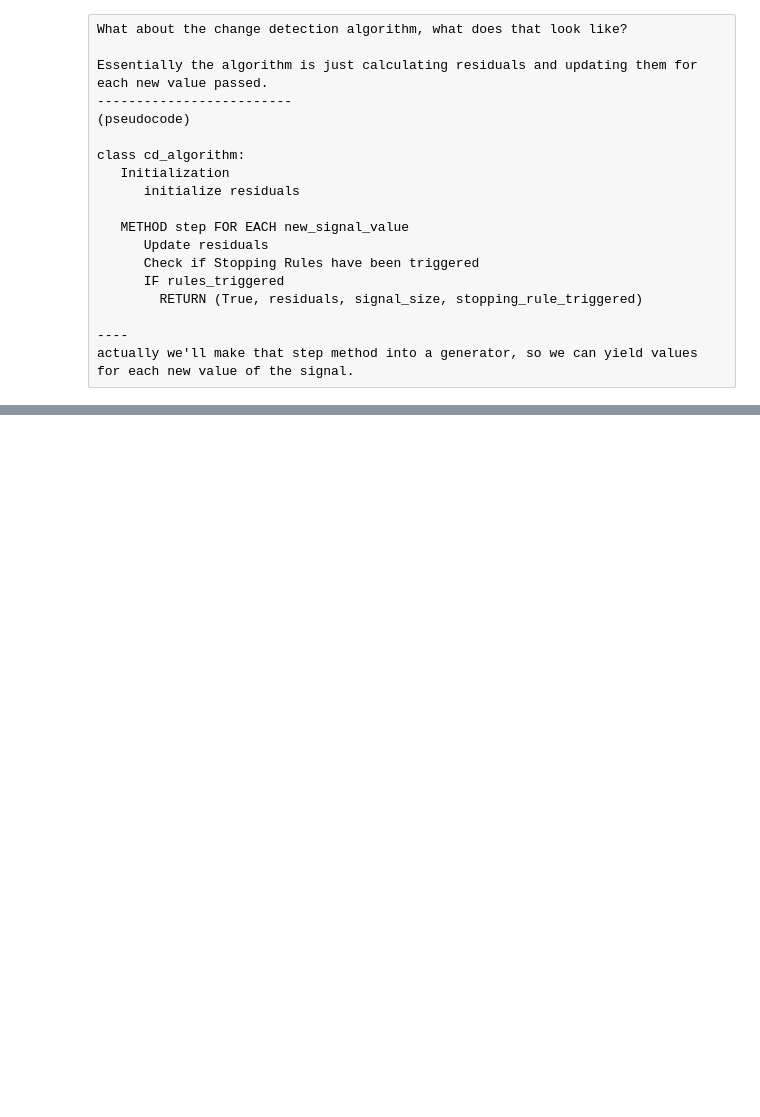
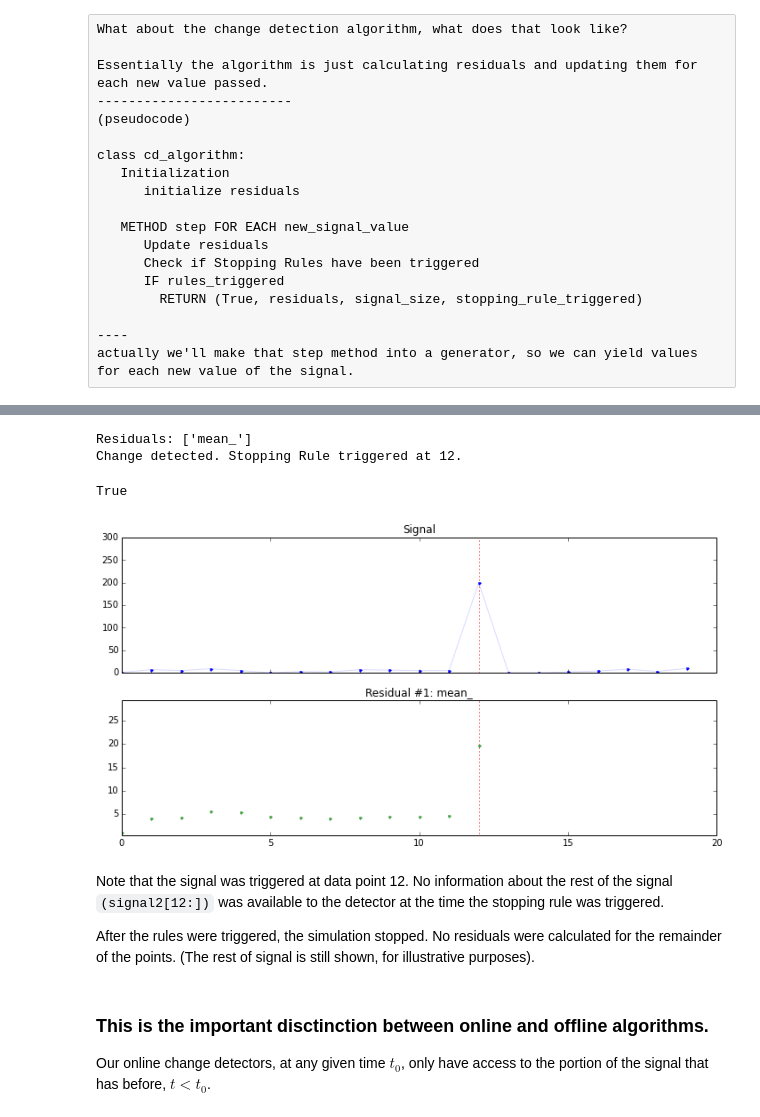
Before and after one commit to amanahuja/change-detection-tutorial, a Jupyter notebook: ipynb/section_00_scaffolding.ipynb, the cells around one changed output, grey strips where cells are left out. Drawn from its saved outputs; the diff is of its cells as text; code cells hidden in the pictures; blank space fills up the shorter version.

```diff
--- a/ipynb/section_00_scaffolding.ipynb
+++ b/ipynb/section_00_scaffolding.ipynb
@@ -237,0 +166,29 @@ True
+# %%
+class Mean_Detector(ChangeDetector):
+    """
+    This is a simple detector that extends the base
+    ChangeDetector.
+
+    This serves as a useful "skeleton" on how to override
+    the methods of ChangeDetector.
+
+    We're adding a "residual" -- we'll keep track of the
+    mean of the signal.
+    """
+    def __init__(self):
+        super(Mean_Detector, self).__init__()
+
+        self.total_val = 0
+        # Mean is a pretty simple and useful residual
+        self.mean_ = np.nan
+
+    def update_residuals(self, new_signal_value):
+        self._update_base_residuals(new_signal_value)
+
+        self.total_val += new_signal_value
+        self.mean_ = float(self.total_val) / self.signal_size
+
+    def check_stopping_rules(self, new_signal_value):
+        # Implement Stopping rules here
+        if np.abs(new_signal_value - self.mean_) > 100:
+            self.rules_triggered = True
@@ -237,0 +218,18 @@ True
+# %%
+# Let's run our detector on this signal
+
+detector = Mean_Detector()
+detector.run(signal2)
+# %% [output]
+Residuals: ['mean_']
+Change detected. Stopping Rule triggered at 12.
+True
+[figure, added]
+# %% [markdown]
+Note that the signal was triggered at data point 12. No information about the rest of the signal `(signal2[12:])` was available to the detector at the time the stopping rule was triggered.
+
+After the rules were triggered, the simulation stopped. No residuals were calculated for the remainder of the points. (The rest of signal is still shown, for illustrative purposes).
+# %% [markdown]
+### This is the important disctinction between online and offline algorithms.
+
+Our online change detectors, at any given time $t_0$, only have access to the portion of the signal that has before, $t < t_0$.
```
Also changed, not shown: parts of 24 cells of this notebook, 1 other file.
